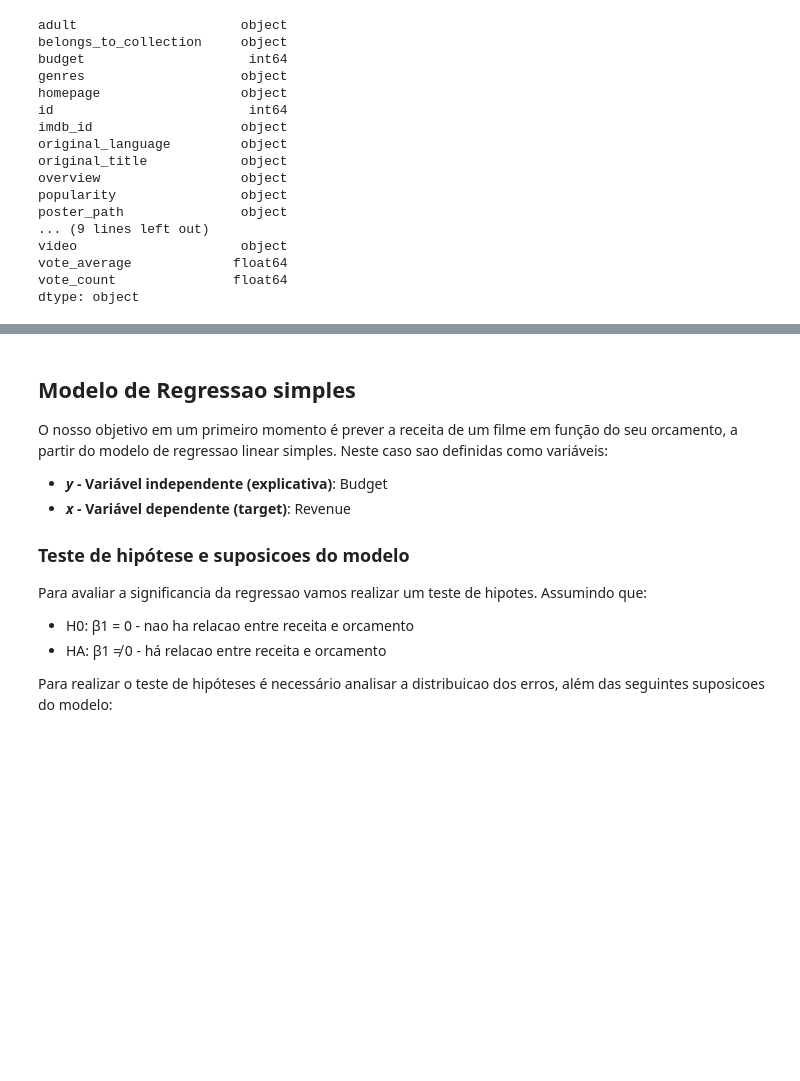
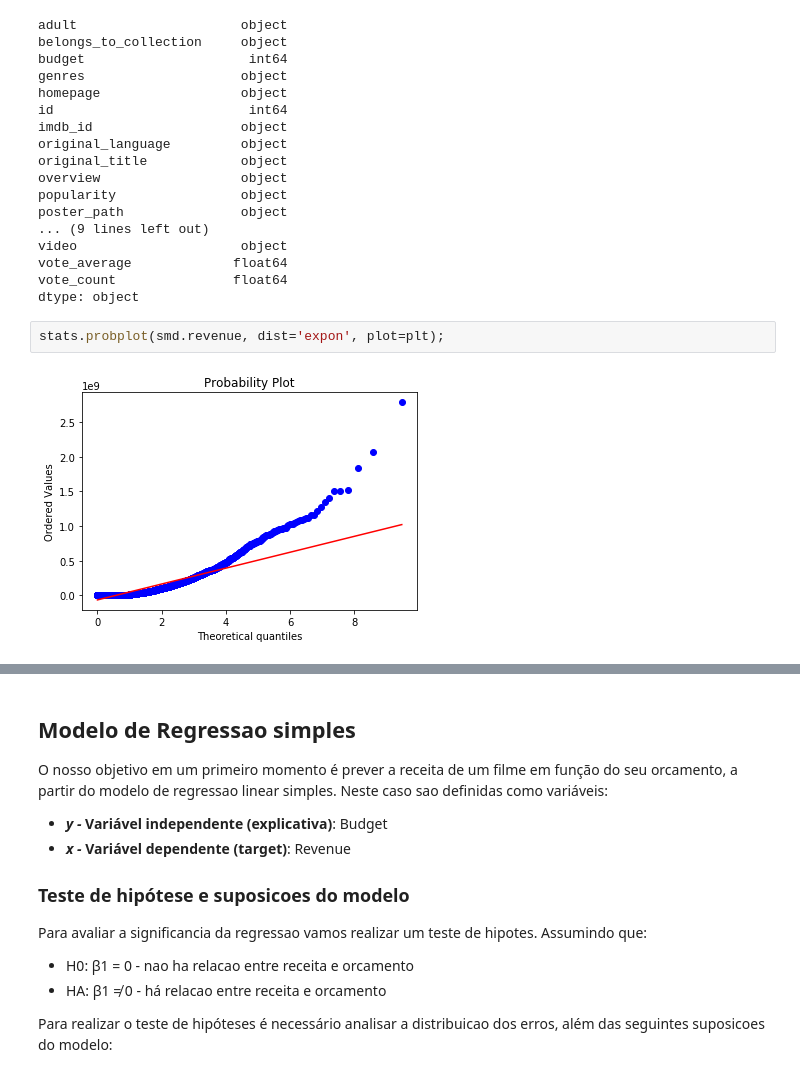
Before and after one commit to beatrizcf2/Classificador_Filmes, a Jupyter notebook: Recomendador_Filmes_Organizado.ipynb, the cells around one changed output, grey strips where cells are left out. Drawn from its saved outputs; the diff is of its cells as text; blank space fills up the shorter version.

```diff
--- a/Recomendador_Filmes_Organizado.ipynb
+++ b/Recomendador_Filmes_Organizado.ipynb
@@ -92,3 +94,7 @@ video                     object
 vote_average             float64
 vote_count               float64
 dtype: object
+# %%
+stats.probplot(smd.revenue, dist='expon', plot=plt);
+# %% [output]
+[figure, added]
```
Also changed, not shown: parts of 22 cells of this notebook, 4 other files.
